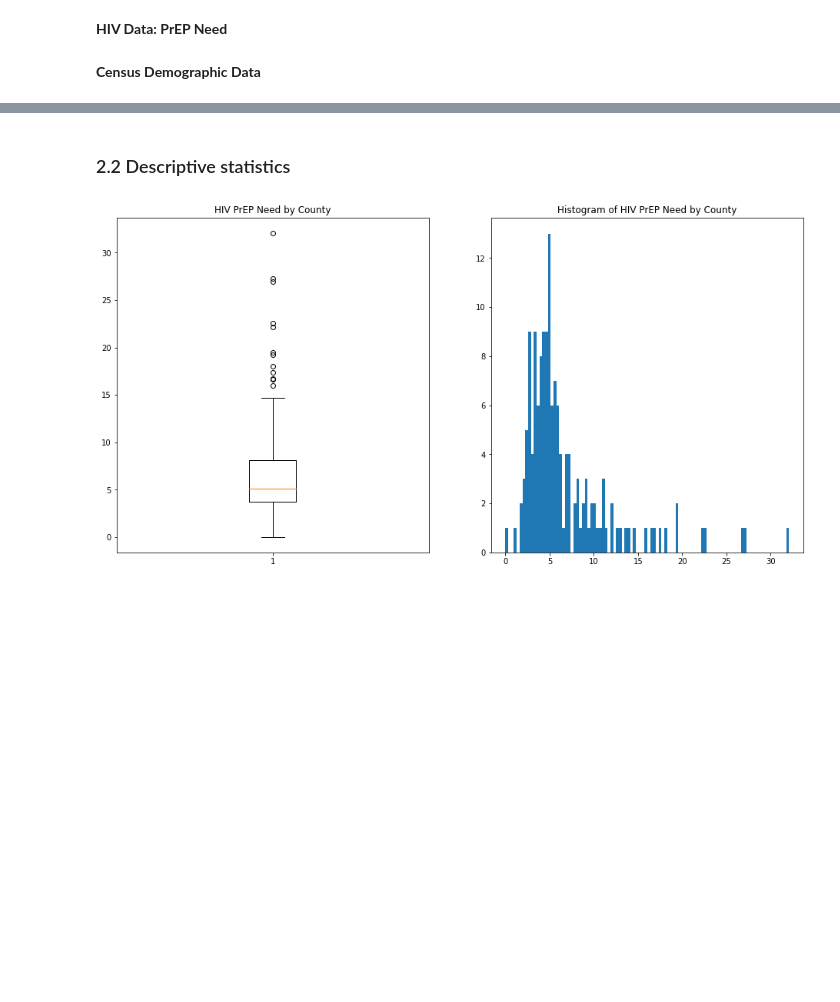
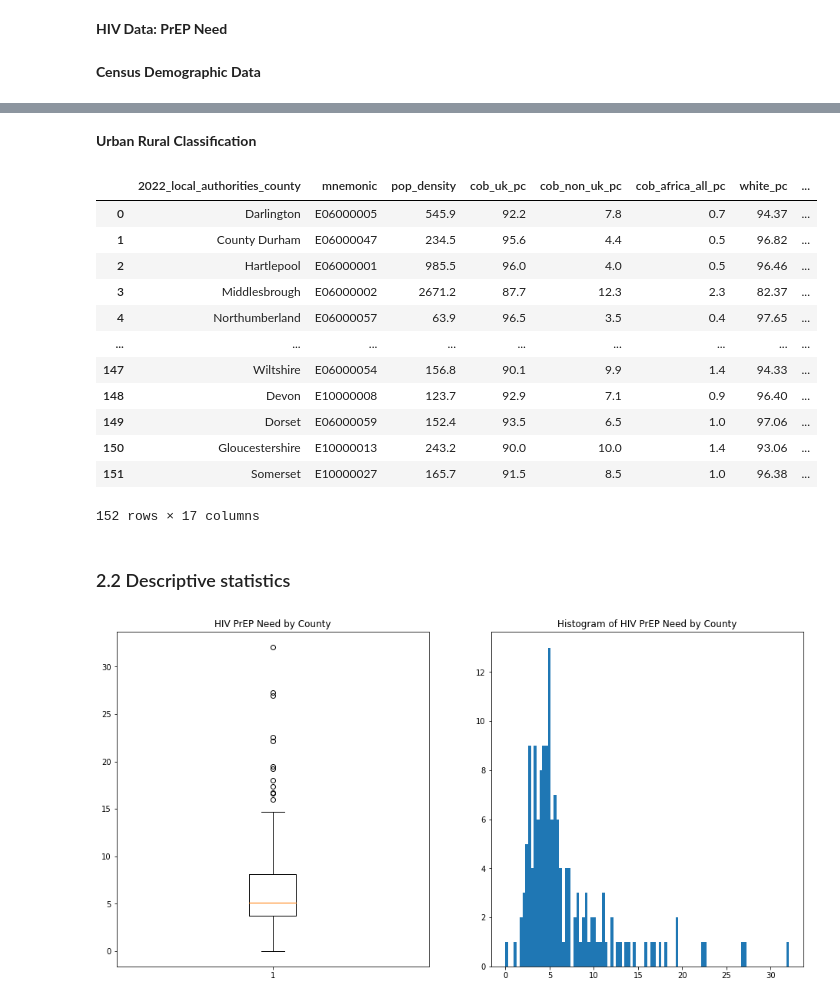
Before and after one commit to joepost/CASA0007_MajorAssessment, a Jupyter notebook: python_notebook.ipynb, the cells around one changed output, grey strips where cells are left out. Cells and saved outputs as stored; diff of their text form; code cells hidden in the pictures; blank space fills up the shorter version.

Commit message:
load and clean 2021 census data

```diff
--- a/python_notebook.ipynb
+++ b/python_notebook.ipynb
@@ -127,0 +402,10 @@ cob = clean_columns(cob)
+# %%
+# (viii) POPULATION DENSITY
+popdens = clean_columns(pd.read_csv('data/Census by county/census-2021-clean/popuation-density.csv',
+                                nrows = 152)  # read only the 152 English LAs; leave out footer text
+                   )
+
+# Rename column
+popdens.rename(columns = {"2021":"pop_density"}, inplace = True)
+
+popdens
@@ -128,3 +440,49 @@ cob = clean_columns(cob)
+# %%
+# Initialise dataframe
+census_dfs = []
+
+# Add cob
+census_dfs = pd.merge(left = popdens, right = cob, on = "mnemonic", how = "inner")
+
+# Add ethnicity
+census_dfs = pd.merge(left = census_dfs, right = ethnicity, on = "mnemonic", how = "inner")
+
+# Add genderidentity
+census_dfs = pd.merge(left = census_dfs, right = genderidentity, on = "mnemonic", how = "inner")
+
+# Add highested
+census_dfs = pd.merge(left = census_dfs, right = highested, on = "mnemonic", how = "inner")
+
+# Add partners
+census_dfs = pd.merge(left = census_dfs, right = partners, on = "mnemonic", how = "inner")
+
+# Add sexuality
+census_dfs = pd.merge(left = census_dfs, right = sexuality, on = "mnemonic", how = "inner")
+
+# Add religion
+census_dfs = pd.merge(left = census_dfs, right = religion, on = "mnemonic", how = "inner")
+
+# census_dfs
+# %% [markdown]
+**Urban Rural Classification**
+# %%
+census_dfs = pd.merge(left = census_dfs, right = ruralurban, on = "mnemonic", how = "inner")
+
+census_dfs
+# %% [output]
+|  | 2022_local_authorities_county | mnemonic | pop_density | cob_uk_pc | cob_non_uk_pc | cob_africa_all_pc | white_pc | ... |
+| 0 | Darlington | E06000005 | 545.9 | 92.2 | 7.8 | 0.7 | 94.37 | ... |
+| 1 | County Durham | E06000047 | 234.5 | 95.6 | 4.4 | 0.5 | 96.82 | ... |
+| 2 | Hartlepool | E06000001 | 985.5 | 96.0 | 4.0 | 0.5 | 96.46 | ... |
+| 3 | Middlesbrough | E06000002 | 2671.2 | 87.7 | 12.3 | 2.3 | 82.37 | ... |
+| 4 | Northumberland | E06000057 | 63.9 | 96.5 | 3.5 | 0.4 | 97.65 | ... |
+| ... | ... | ... | ... | ... | ... | ... | ... | ... |
+| 147 | Wiltshire | E06000054 | 156.8 | 90.1 | 9.9 | 1.4 | 94.33 | ... |
+| 148 | Devon | E10000008 | 123.7 | 92.9 | 7.1 | 0.9 | 96.40 | ... |
+| 149 | Dorset | E06000059 | 152.4 | 93.5 | 6.5 | 1.0 | 97.06 | ... |
+| 150 | Gloucestershire | E10000013 | 243.2 | 90.0 | 10.0 | 1.4 | 93.06 | ... |
+| 151 | Somerset | E10000027 | 165.7 | 91.5 | 8.5 | 1.0 | 96.38 | ... |
+152 rows × 17 columns
 # %% [markdown]
 ### 2.2 Descriptive statistics
 # %%
```
Also changed, not shown: parts of 20 cells of this notebook, 1 other file.
